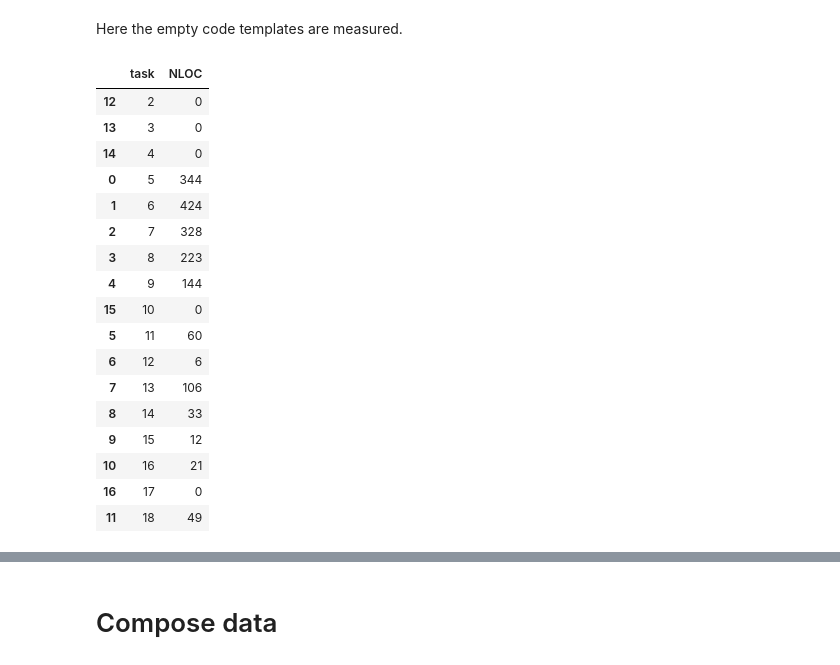
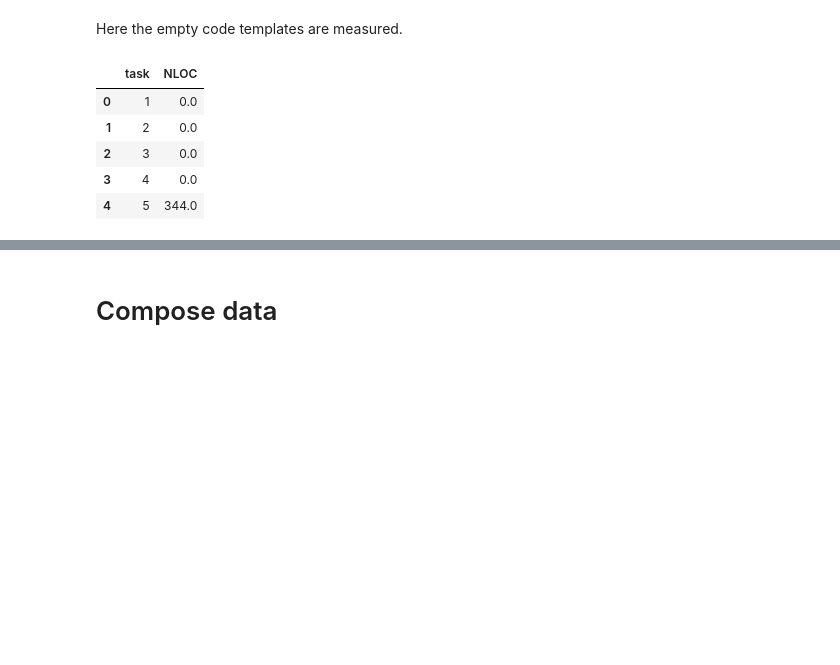
Before and after one commit to LinusOstlund/kex, a Jupyter notebook: main.ipynb, the cells around one changed output, grey strips where cells are left out. Drawn from its saved outputs; the diff is of its cells as text; code cells hidden in the pictures; blank space fills up the shorter version.

```diff
--- a/main.ipynb
+++ b/main.ipynb
@@ -117,35 +95,26 @@ Here the empty code templates are measured.
 # %%
 # Find Lines of Code for the code templates
 # Note that task 2-4 are empty, yet students recieve a Java template from Objects First
+
 df_templates = pd.read_csv("data/processed/inda-templates-sorted.csv")
-df_templates = df_templates.groupby(["task"])["NLOC"].sum().reset_index()
+df_templates = df_templates.groupby(["task"])["NLOC"].sum().astype(float).reset_index()
 
 # as there's no provided code skeleton for task 2-4, 10 and 17 these has to be appended
 missing_tasks =  ({
-            "task": [2, 3, 4, 10, 17],
-            "NLOC": [0, 0, 0, 0, 0]
+            "task": [1, 2, 3, 4, 10, 17],
+            "NLOC": [0, 0, 0, 0, 0, 0]
             })
 
+# the missing tasks are concatenated, and then the dataframe is reindexed with task as index
 df_templates = pd.concat([df_templates, pd.DataFrame(missing_tasks)], ignore_index = True, axis = 0)
-df_templates = df_templates.sort_values(by=["task"])
-df_templates
+df_templates = df_templates.sort_values(by=["task"]).reset_index(drop = True)
+#df_templates = df_templates.set_index(["task"])
+df_templates.head()
 # %% [output]
 |  | task | NLOC |
-| 12 | 2 | 0 |
-| 13 | 3 | 0 |
-| 14 | 4 | 0 |
-| 0 | 5 | 344 |
-| 1 | 6 | 424 |
-| 2 | 7 | 328 |
-| 3 | 8 | 223 |
-| 4 | 9 | 144 |
-| 15 | 10 | 0 |
-| 5 | 11 | 60 |
-| 6 | 12 | 6 |
-| 7 | 13 | 106 |
-| 8 | 14 | 33 |
-| 9 | 15 | 12 |
-| 10 | 16 | 21 |
-| 16 | 17 | 0 |
-| 11 | 18 | 49 |
+| 0 | 1 | 0.0 |
+| 1 | 2 | 0.0 |
+| 2 | 3 | 0.0 |
+| 3 | 4 | 0.0 |
+| 4 | 5 | 344.0 |
 # %%
```
Also changed, not shown: parts of 13 cells of this notebook.
